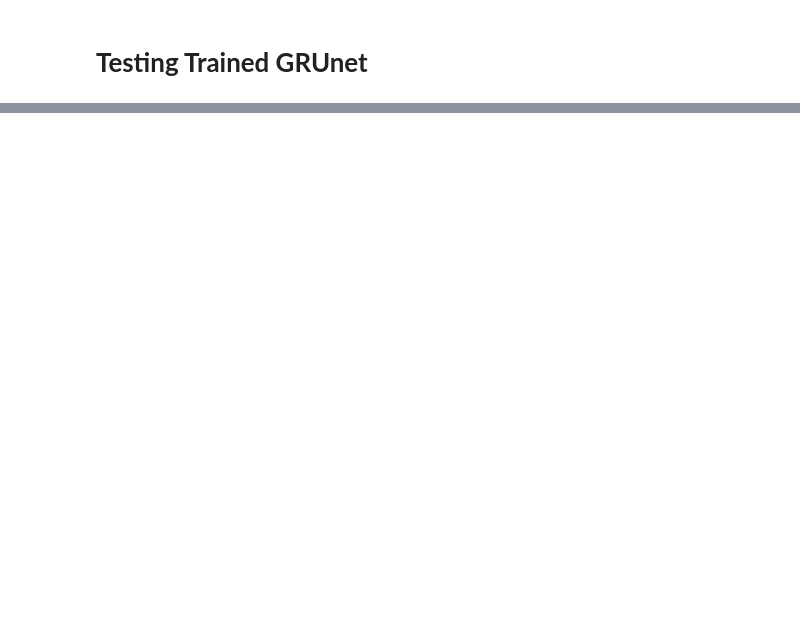
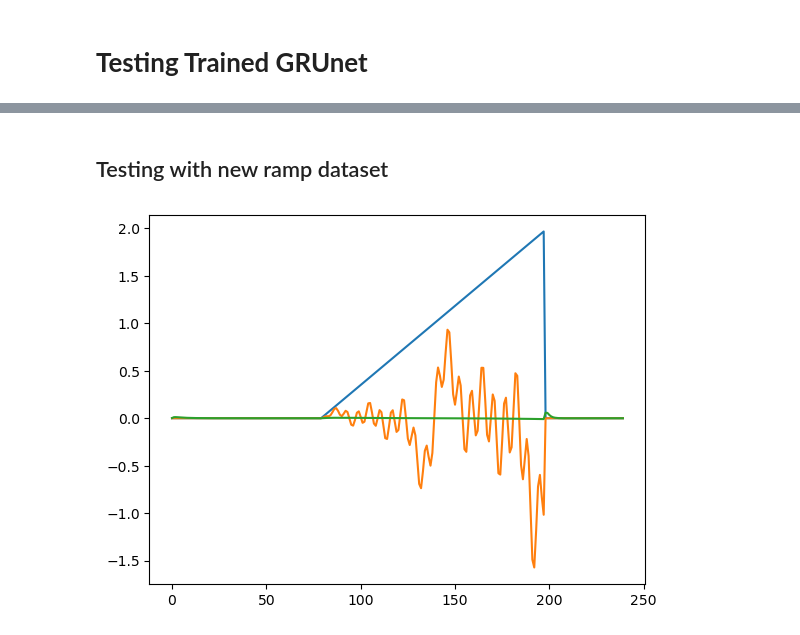
Before and after one commit to gregogiudici/Dynamic-Interpolation, a Jupyter notebook: GRU_ramp_dataloader.ipynb, the cells around one changed output, grey strips where cells are left out. Saved outputs shown, nothing was run; the diff lists cells and outputs as text; code cells hidden in the pictures; blank space fills up the shorter version.

```diff
--- a/GRU_ramp_dataloader.ipynb
+++ b/GRU_ramp_dataloader.ipynb
@@ -255,16 +297,22 @@ plt.show()
+# %% [markdown]
+## Testing with new ramp dataset
 # %%
-# Testing with a new dataset with amplitudes different from training dataset
-amplitudes = [float(input("Choose input amplitude for testing dataset: "))]
+# Testing with a new dataset with different amplitude from training dataset
+#amplitudes = [float(input("Choose input amplitude for testing dataset: "))]
+amplitudes = [4]
 test_dataset = HarmonicSeriesDataset(harmonics=harmonics, n_periods=n_periods, amplitudes=amplitudes)
 test_dataloader = torch.utils.data.DataLoader(test_dataset, batch_size=batch_size)
 
+seq, target = next(iter(test_dataloader))
 seq = seq[random,:].unsqueeze(0).unsqueeze(2).to(dev)
 target = target[random,:].unsqueeze(0).unsqueeze(2).to(dev)
 
 # Calculate Output
 out = GRUnet(seq)
 
 plt.plot(seq[0,:,:].detach().cpu().numpy())
 plt.plot(target[0,:,:].detach().cpu().numpy())
 plt.plot(out[0,:,:].detach().cpu().numpy())
 plt.show()
+# %% [output]
+[figure, added]
```
Also changed, not shown: parts of 8 cells of this notebook.
